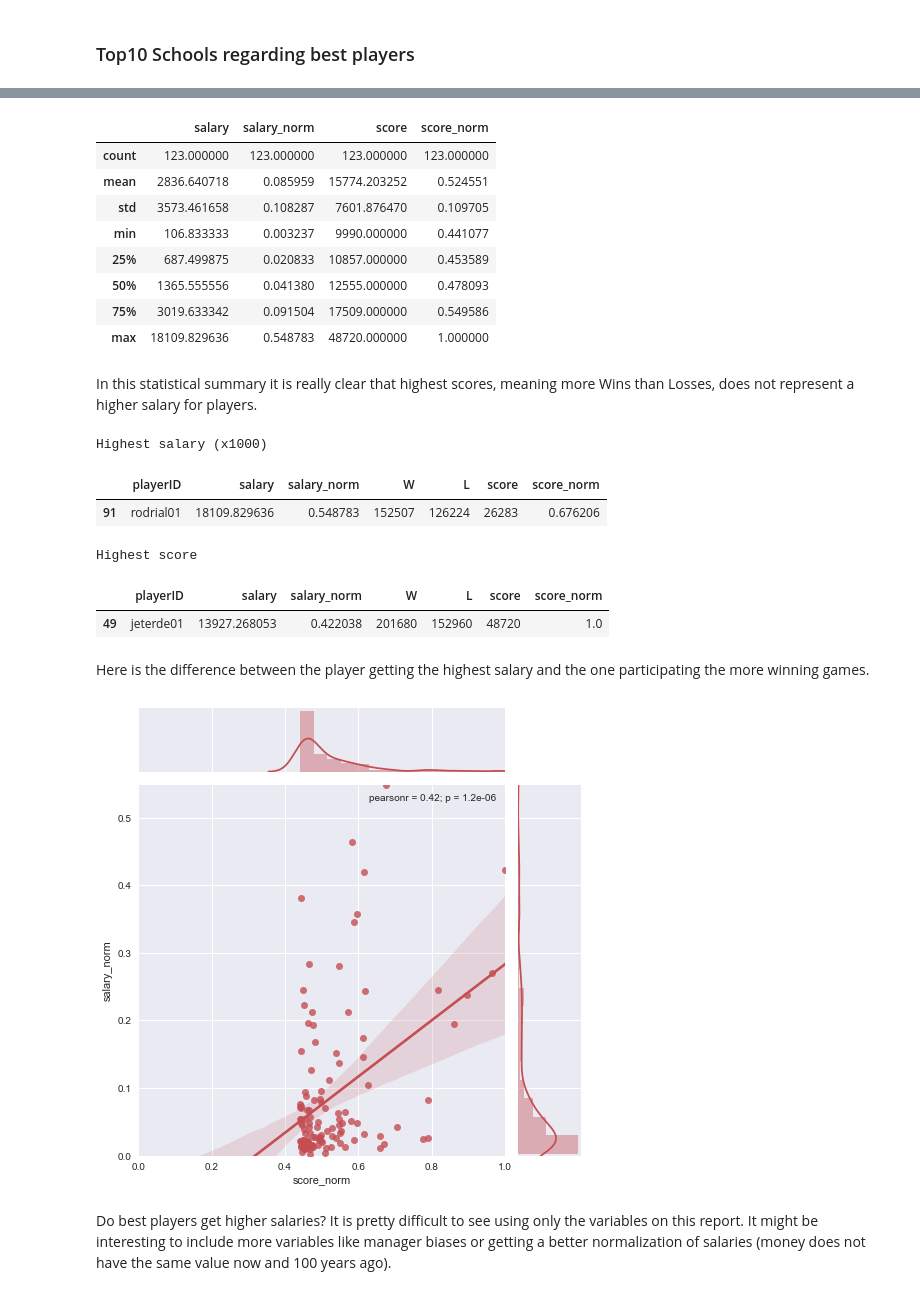
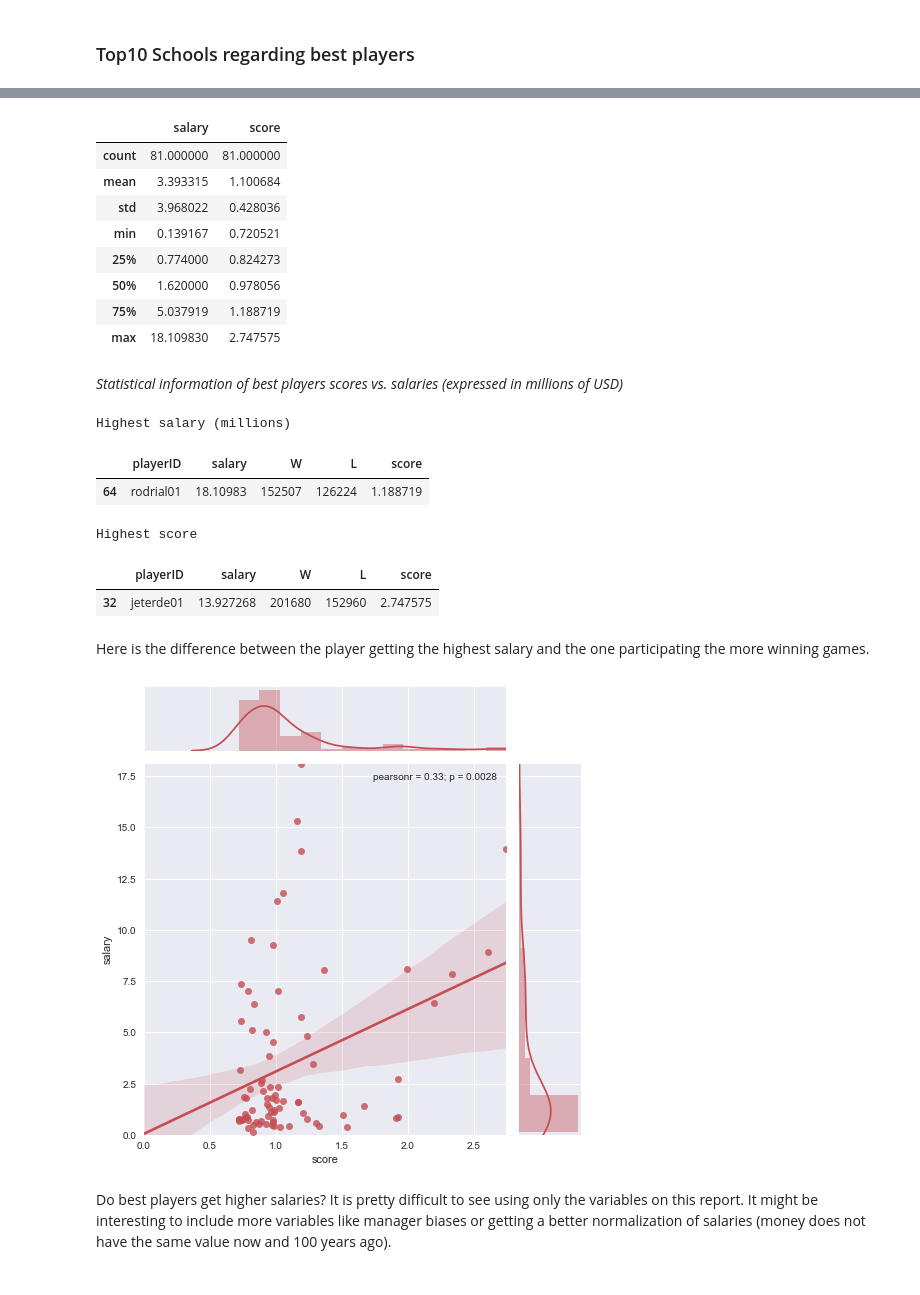
Before and after one commit to davidvartanian/dand-data-analysis-process, a Jupyter notebook: Investigate Data.ipynb, the cells around one changed output, grey strips where cells are left out. Cells and saved outputs as stored; diff of their text form; code cells hidden in the pictures.

```diff
--- a/Investigate Data.ipynb
+++ b/Investigate Data.ipynb
@@ -239,0 +225,10 @@ I calculated the scores using *Feature Scaling* in a vectorized *Numpy* operatio
+# %%
+# score formula
+def calc_score(x):
+    return (x['W'] - x['L']) / (x['W'] + x['L'])
+# %%
+teams_results = team_wins_total.merge(team_losses_total, on='teamID', how='inner')
+tscores = teams_results.apply(calc_score, axis=1)
+teams_results['score'] = tscores.values
+display(tscores.describe())
+display(teams_results.head())
@@ -275,8 +286,6 @@ Here we take a sample of the highest 2% of best players.
 # %%
 players_results = dataframes['Appearances'].merge(teams_results, on='teamID', how='inner').groupby(['playerID'], as_index=False)['W', 'L', 'score'].sum()
 pscores = players_results['score'].values
-pscore_norm = MinMaxScaler().fit_transform(pscores.astype(np.float64).reshape(-1, 1)).flatten()
-players_results['score_norm'] = pscore_norm
 display(players_results.describe())
-distribution(pscore_norm, labels=('Score', 'Players'))
+distribution(pscores, xlabel='Score', ylabel='Players')
 # %% [output]
@@ -356,47 +367,47 @@ As you can see underneath, highest salaries didn't go to players of winning team
 # %%
 def calculate_mean_salary(x):
     count = len(x)
-    return ((1/count) * np.sum(x)/1000)
+    return ((1/count) * np.sum(x)/1000000)
 
 best_players_salaries = dataframes['Salaries'].merge(best_players_with_school_and_score, on='playerID', how='right')[['playerID', 'salary', 'yearID', 'score']].dropna().sort_values(['salary'], ascending=False)
 bpsalaries = best_players_salaries['salary'].values
-bscore_norm = MinMaxScaler().fit_transform(bpsalaries.astype(np.float64).reshape(-1, 1)).flatten()
-best_players_salaries['salary_norm'] = bpscore_norm
+#bscore_norm = MinMaxScaler().fit_transform(bpsalaries.astype(np.float64).reshape(-1, 1)).flatten()
+#best_players_salaries['salary_norm'] = bpscore_norm
 
-highest_salaries_players_with_score = best_players_salaries.groupby('playerID', as_index=False).agg({'salary': calculate_mean_salary, 'salary_norm': np.mean}).merge(players_results, on='playerID', how='left')
-display(highest_salaries_players_with_score[['salary', 'salary_norm', 'score', 'score_norm']].describe())
+highest_salaries_players_with_score = best_players_salaries.groupby('playerID', as_index=False).agg({'salary': calculate_mean_salary}).merge(players_results, on='playerID', how='left')
+display(highest_salaries_players_with_score[['salary', 'score']].describe())
 # %% [output]
-|  | salary | salary_norm | score | score_norm |
-| count | 123.000000 | 123.000000 | 123.000000 | 123.000000 |
-| mean | 2836.640718 | 0.085959 | 15774.203252 | 0.524551 |
-| std | 3573.461658 | 0.108287 | 7601.876470 | 0.109705 |
-| min | 106.833333 | 0.003237 | 9990.000000 | 0.441077 |
-| 25% | 687.499875 | 0.020833 | 10857.000000 | 0.453589 |
-| 50% | 1365.555556 | 0.041380 | 12555.000000 | 0.478093 |
-| 75% | 3019.633342 | 0.091504 | 17509.000000 | 0.549586 |
-| max | 18109.829636 | 0.548783 | 48720.000000 | 1.000000 |
+|  | salary | score |
+| count | 81.000000 | 81.000000 |
+| mean | 3.393315 | 1.100684 |
+| std | 3.968022 | 0.428036 |
+| min | 0.139167 | 0.720521 |
+| 25% | 0.774000 | 0.824273 |
+| 50% | 1.620000 | 0.978056 |
+| 75% | 5.037919 | 1.188719 |
+| max | 18.109830 | 2.747575 |
-# %% [markdown]
-In this statistical summary it is really clear that highest scores, meaning more Wins than Losses, does not represent a higher salary for players.
+# %% [markdown]
+*Statistical information of best players scores vs. salaries (expressed in millions of USD)*
 # %%
-max_salary_idx = highest_salaries_players_with_score[['salary_norm']].idxmax()
-max_score_idx = highest_salaries_players_with_score[['score_norm']].idxmax()
-print('Highest salary (x1000)')
+max_salary_idx = highest_salaries_players_with_score[['salary']].idxmax()
+max_score_idx = highest_salaries_players_with_score[['score']].idxmax()
+print('Highest salary (millions)')
 display(highest_salaries_players_with_score.loc[max_salary_idx])
 print('Highest score')
 display(highest_salaries_players_with_score.loc[max_score_idx])
 # %% [output]
-Highest salary (x1000)
+Highest salary (millions)
-|  | playerID | salary | salary_norm | W | L | score | score_norm |
-| 91 | rodrial01 | 18109.829636 | 0.548783 | 152507 | 126224 | 26283 | 0.676206 |
+|  | playerID | salary | W | L | score |
+| 64 | rodrial01 | 18.10983 | 152507 | 126224 | 1.188719 |
 Highest score
-|  | playerID | salary | salary_norm | W | L | score | score_norm |
-| 49 | jeterde01 | 13927.268053 | 0.422038 | 201680 | 152960 | 48720 | 1.0 |
+|  | playerID | salary | W | L | score |
+| 32 | jeterde01 | 13.927268 | 201680 | 152960 | 2.747575 |
 # %% [markdown]
 Here is the difference between the player getting the highest salary and the one participating the more winning games.
 # %%
-plot_correlation2(data=highest_salaries_players_with_score, x_var="score_norm", y_var="salary_norm")
+plot_correlation2(data=highest_salaries_players_with_score, x_var="score", y_var="salary")
 # %% [output]
-[figure, old version]
+[figure, new version]
 # %% [markdown]
 Do best players get higher salaries? It is pretty difficult to see using only the variables on this report. It might be interesting to include more variables like manager biases or getting a better normalization of salaries (money does not have the same value now and 100 years ago).
 # %% [markdown]
```
Also changed, not shown: parts of 54 cells of this notebook, 1 other file.
